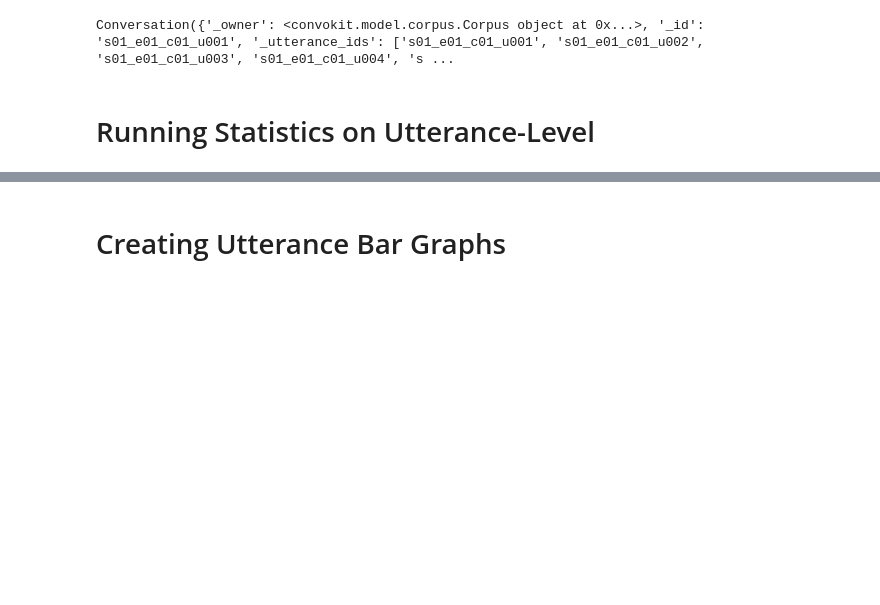
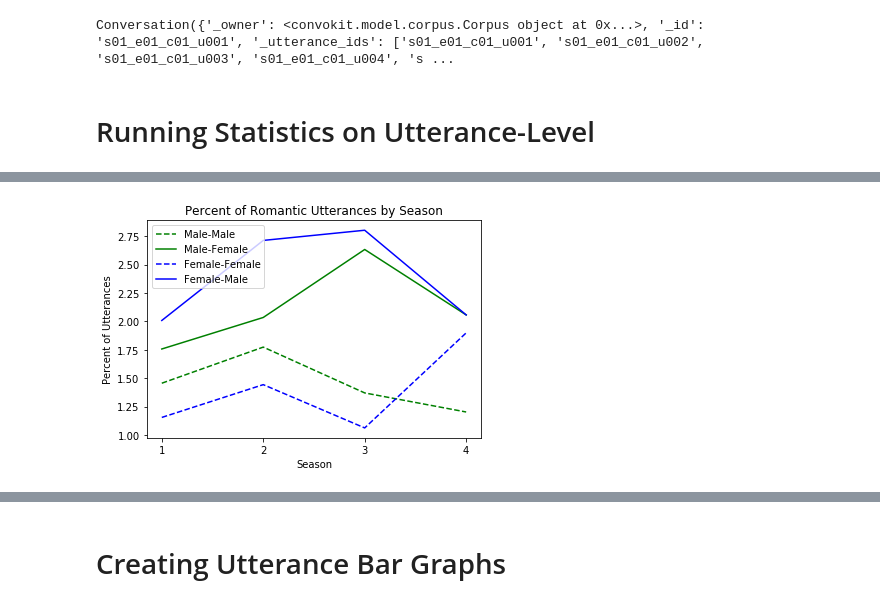
Before and after one commit to emtseng/Cornell-Conversational-Analysis-Toolkit, a Jupyter notebook: transform.ipynb, the cells around one changed output, grey strips where cells are left out. Drawn from its saved outputs; the diff is of its cells as text; code cells hidden in the pictures; blank space fills up the shorter version.

```diff
--- a/transform.ipynb
+++ b/transform.ipynb
@@ -260,0 +412,27 @@ not_romantic:  56059
+# %%
+import math
+import matplotlib
+
+r['male-male-romanticp']=r['male-male-romantic']/r['tot_utt']*100
+r['female-female-romanticp']=r['female-female-romantic']/r['tot_utt']*100
+r['female-male-romanticp']=r['female-male-romantic']/r['tot_utt']*100
+r['male-female-romanticp']=r['male-female-romantic']/r['tot_utt']*100
+
+year = [1, 2, 3, 4]
+mm = r['male-male-romanticp']
+mf = r['male-female-romanticp']
+ff = r['female-female-romanticp']
+fm = r['female-male-romanticp']
+
+plt.plot(year, mm, color='g', linestyle='dashed', label='Male-Male')
+plt.plot(year, mf, color='g', label='Male-Female')
+plt.plot(year, ff, color='b', linestyle='dashed', label='Female-Female')
+plt.plot(year, fm, color='b', label='Female-Male')
+plt.xlabel('Season')
+plt.ylabel('Percent of Utterances')
+plt.title('Percent of Romantic Utterances by Season')
+plt.legend()
+plt.xticks((1, 2, 3, 4), ('1', '2', '3', '4'), color='k', size=10)
+plt.show()
+# %% [output]
+[figure, added]
```
Also changed, not shown: parts of 13 cells of this notebook.
